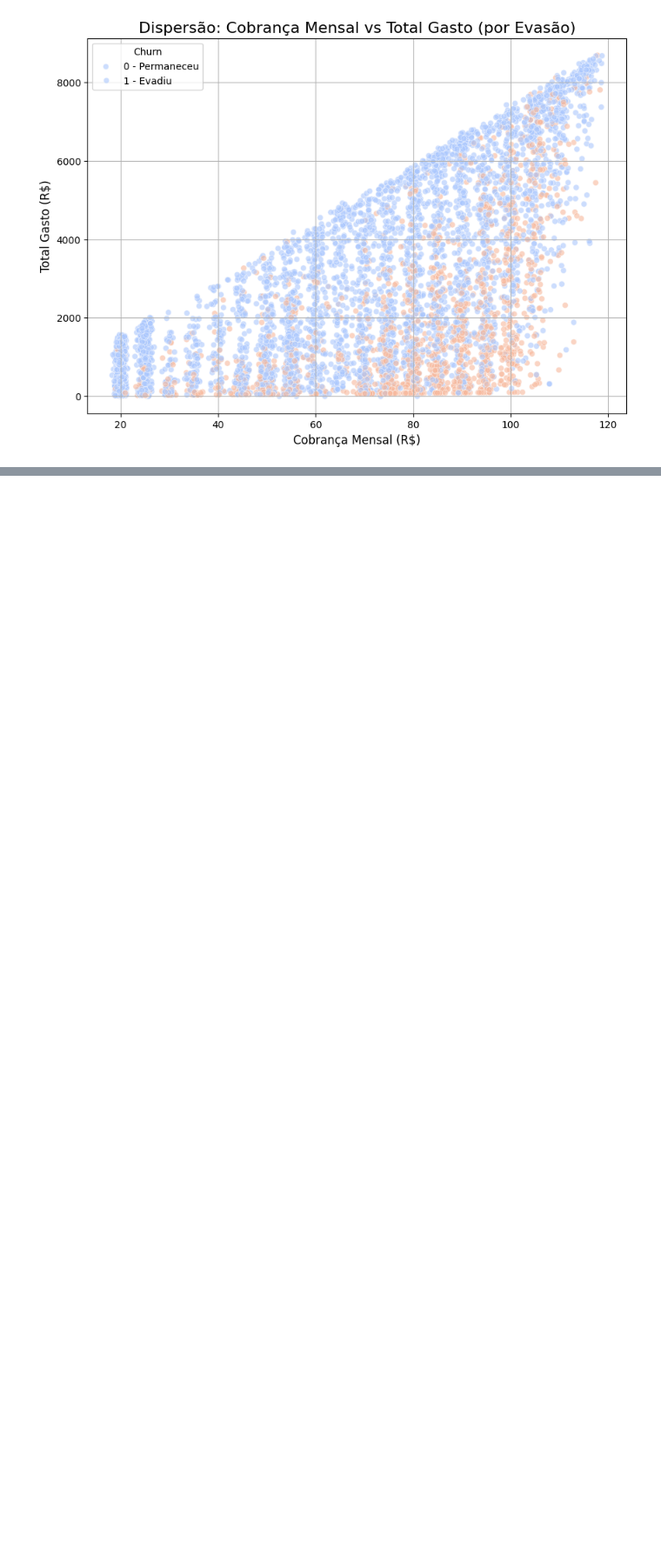
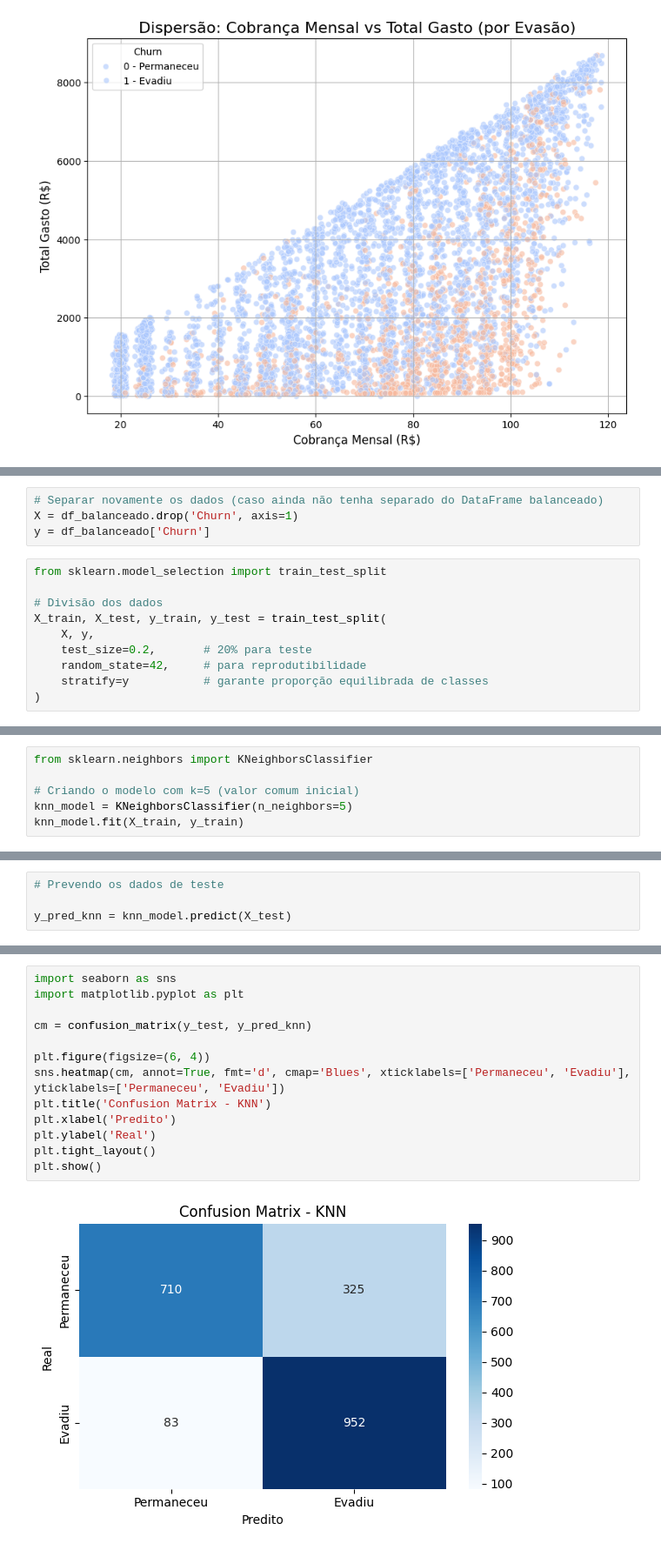
Before and after one commit to TheGabrielVieira/challenge3-data-science-part2, a Jupyter notebook: ML_TelecomX_BR.ipynb, the cells around one changed output, grey strips where cells are left out. Shown at 87% size. Cells and saved outputs as stored; diff of their text form; blank space fills up the shorter version.

Commit message:
feat(modeling): implement-predictive-models-(KNN-and-Random-Forest)-with-evaluation

```diff
--- a/ML_TelecomX_BR.ipynb
+++ b/ML_TelecomX_BR.ipynb
@@ -325,0 +330,14 @@ plt.show()
+# %%
+# Separar novamente os dados (caso ainda não tenha separado do DataFrame balanceado)
+X = df_balanceado.drop('Churn', axis=1)
+y = df_balanceado['Churn']
+# %%
+from sklearn.model_selection import train_test_split
+
+# Divisão dos dados
+X_train, X_test, y_train, y_test = train_test_split(
+    X, y,
+    test_size=0.2,       # 20% para teste
+    random_state=42,     # para reprodutibilidade
+    stratify=y           # garante proporção equilibrada de classes
+)
@@ -325,0 +387,6 @@ plt.show()
+# %%
+from sklearn.neighbors import KNeighborsClassifier
+
+# Criando o modelo com k=5 (valor comum inicial)
+knn_model = KNeighborsClassifier(n_neighbors=5)
+knn_model.fit(X_train, y_train)
@@ -325,0 +397,4 @@ plt.show()
+# %%
+# Prevendo os dados de teste
+
+y_pred_knn = knn_model.predict(X_test)
@@ -325,0 +485,15 @@ plt.show()
+# %%
+import seaborn as sns
+import matplotlib.pyplot as plt
+
+cm = confusion_matrix(y_test, y_pred_knn)
+
+plt.figure(figsize=(6, 4))
+sns.heatmap(cm, annot=True, fmt='d', cmap='Blues', xticklabels=['Permaneceu', 'Evadiu'], yticklabels=['Permaneceu', 'Evadiu'])
+plt.title('Confusion Matrix - KNN')
+plt.xlabel('Predito')
+plt.ylabel('Real')
+plt.tight_layout()
+plt.show()
+# %% [output]
+[figure, added]
```
Also changed, not shown: parts of 37 cells of this notebook.
